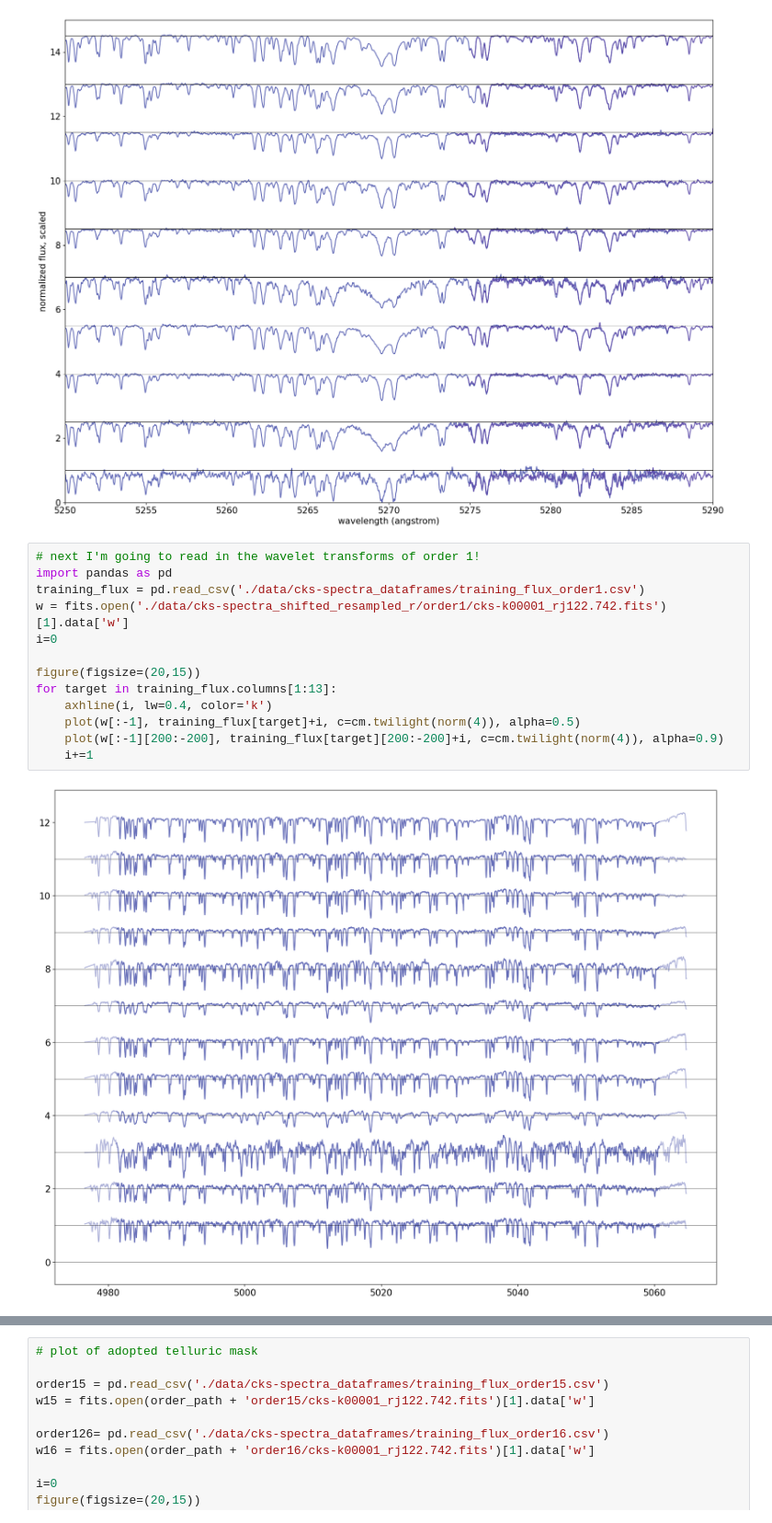
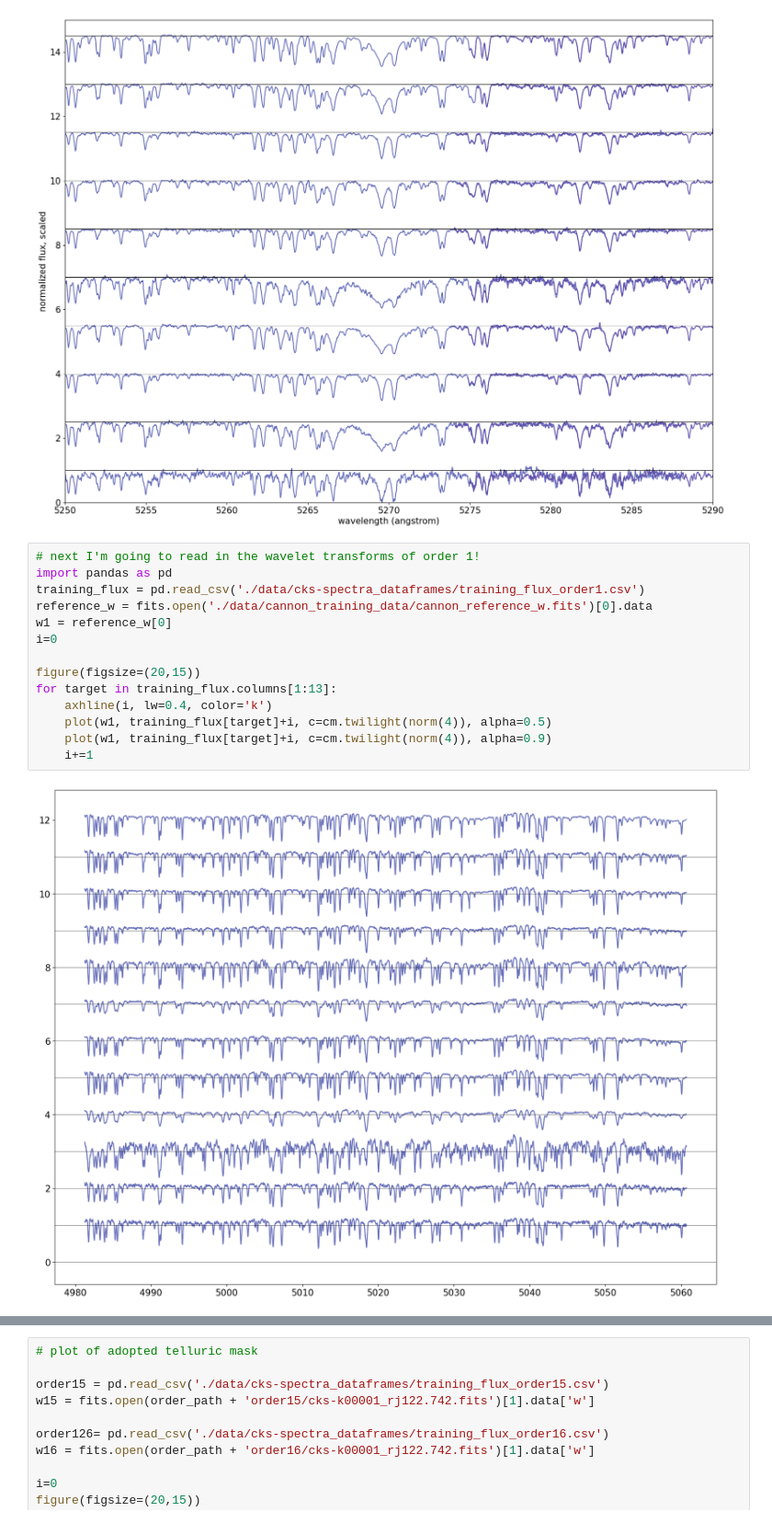
Before and after one commit to isabelangelo/cks_binaries, a Jupyter notebook: full_spectrum_plots.ipynb, the cells around one changed output, grey strips where cells are left out. Shown at 92% size. Drawn from its saved outputs; the diff is of its cells as text.

```diff
--- a/full_spectrum_plots.ipynb
+++ b/full_spectrum_plots.ipynb
@@ -117,18 +117,19 @@ Text(0, 0.5, 'normalized flux, scaled')
 # %%
 # next I'm going to read in the wavelet transforms of order 1!
 import pandas as pd
 training_flux = pd.read_csv('./data/cks-spectra_dataframes/training_flux_order1.csv')
-w = fits.open('./data/cks-spectra_shifted_resampled_r/order1/cks-k00001_rj122.742.fits')[1].data['w']
+reference_w = fits.open('./data/cannon_training_data/cannon_reference_w.fits')[0].data
+w1 = reference_w[0]
 i=0
 
 figure(figsize=(20,15))
 for target in training_flux.columns[1:13]:
     axhline(i, lw=0.4, color='k')
-    plot(w[:-1], training_flux[target]+i, c=cm.twilight(norm(4)), alpha=0.5)
-    plot(w[:-1][200:-200], training_flux[target][200:-200]+i, c=cm.twilight(norm(4)), alpha=0.9)
+    plot(w1, training_flux[target]+i, c=cm.twilight(norm(4)), alpha=0.5)
+    plot(w1, training_flux[target]+i, c=cm.twilight(norm(4)), alpha=0.9)
     i+=1
 # %% [output]
-[figure, old version]
+[figure, new version]
 # %%
 # plot of the adopted calcium doublet mask
 
```
Also changed, not shown: parts of 1 cell of this notebook, 7 other files.
